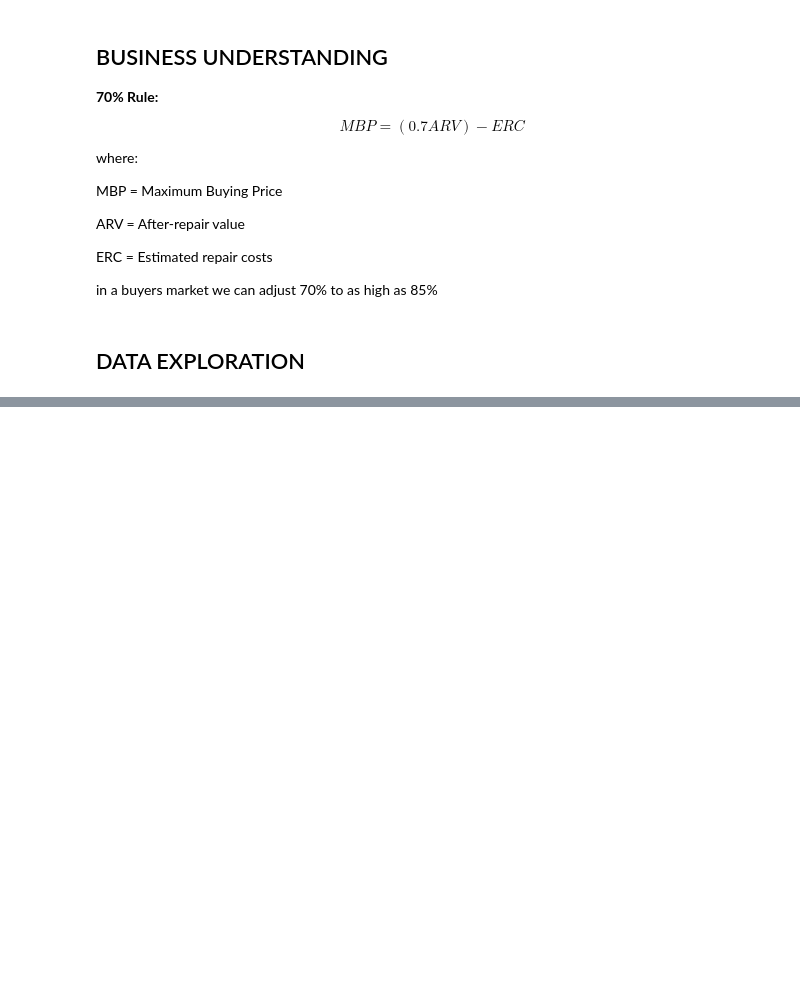
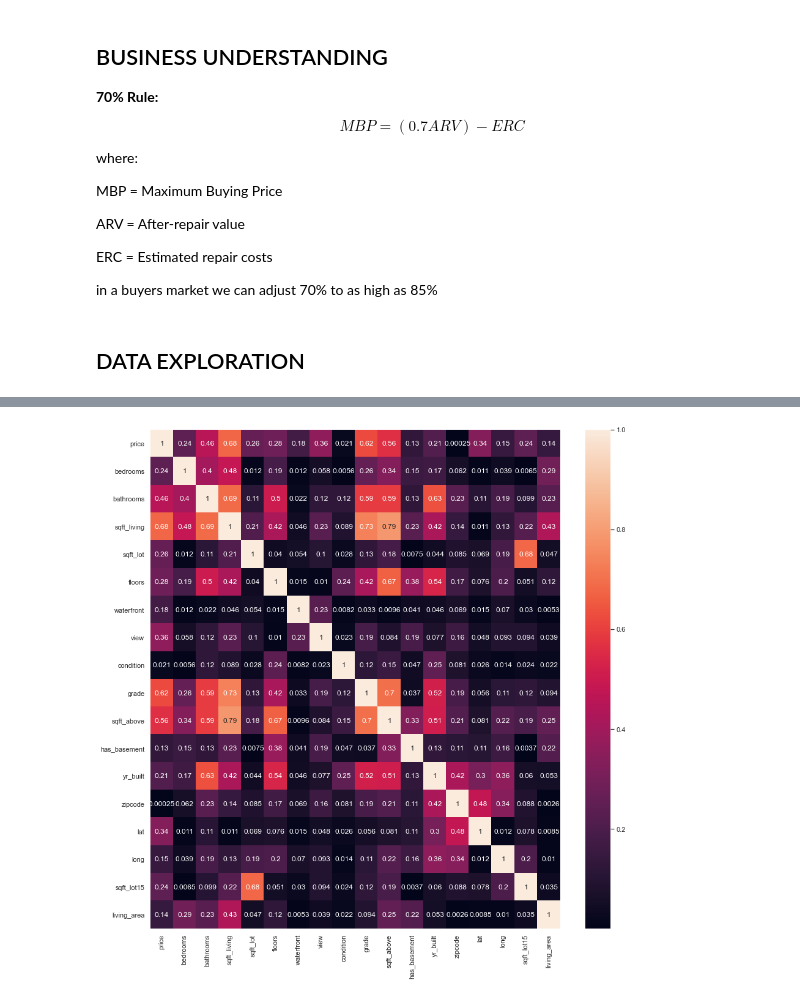
Before and after one commit to ewjohn127/dsc_project2, a Jupyter notebook: project_ideas.ipynb, the cells around one changed output, grey strips where cells are left out. Saved outputs shown, nothing was run; the diff lists cells and outputs as text; code cells hidden in the pictures; blank space fills up the shorter version.

```diff
--- a/project_ideas.ipynb
+++ b/project_ideas.ipynb
@@ -96,0 +94,17 @@ df.head()
+# %%
+num_features_to_select = 5
+latitude_condition = True
+# %%
+df = pd.read_csv('data/cleaned_data.csv')
+df.drop(['id','date','Unnamed: 0','yr_renovated','sqft_living15'],axis=1,inplace=True)
+df = df[df['yr_built'] > 1930]
+df.reset_index(drop=True,inplace=True)
+if latitude_condition:
+    df = df[df['lat']< df['lat'].mean()]
+# %%
+sns.set(rc={'figure.figsize':(15, 15)})
+
+# Use the .heatmap method to depict the relationships visually!
+sns.heatmap(df.corr().abs(),annot=True);
+# %% [output]
+[figure, added]
```
Also changed, not shown: parts of 15 cells of this notebook, 1 other file.
